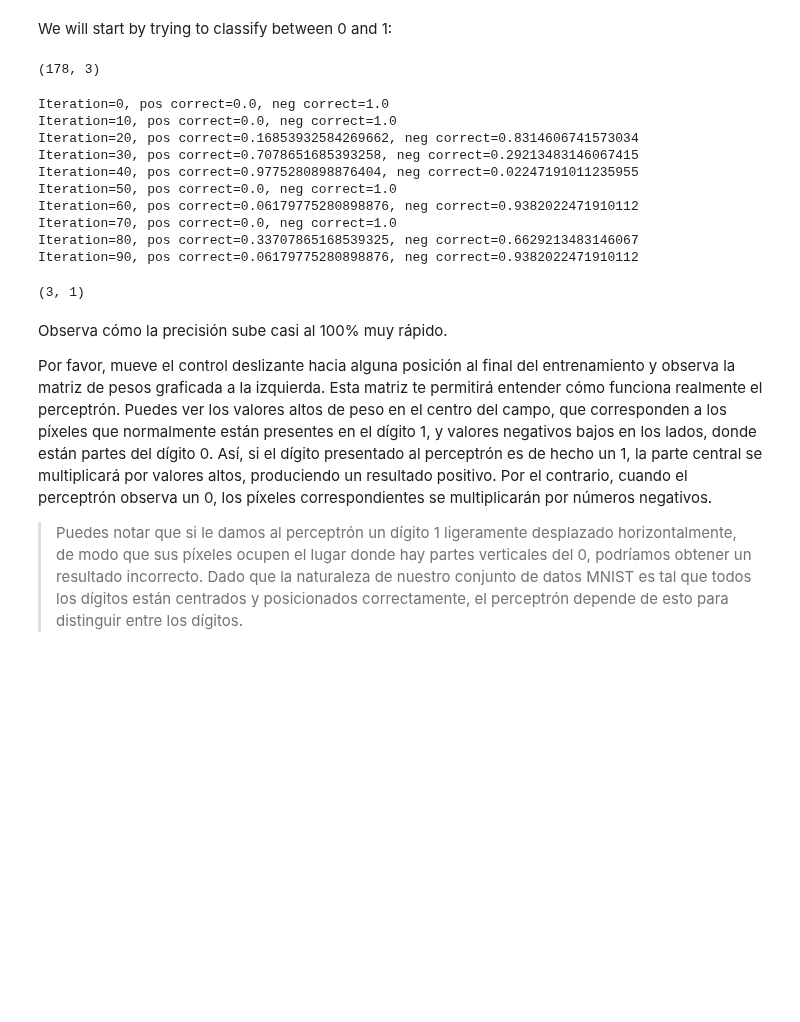
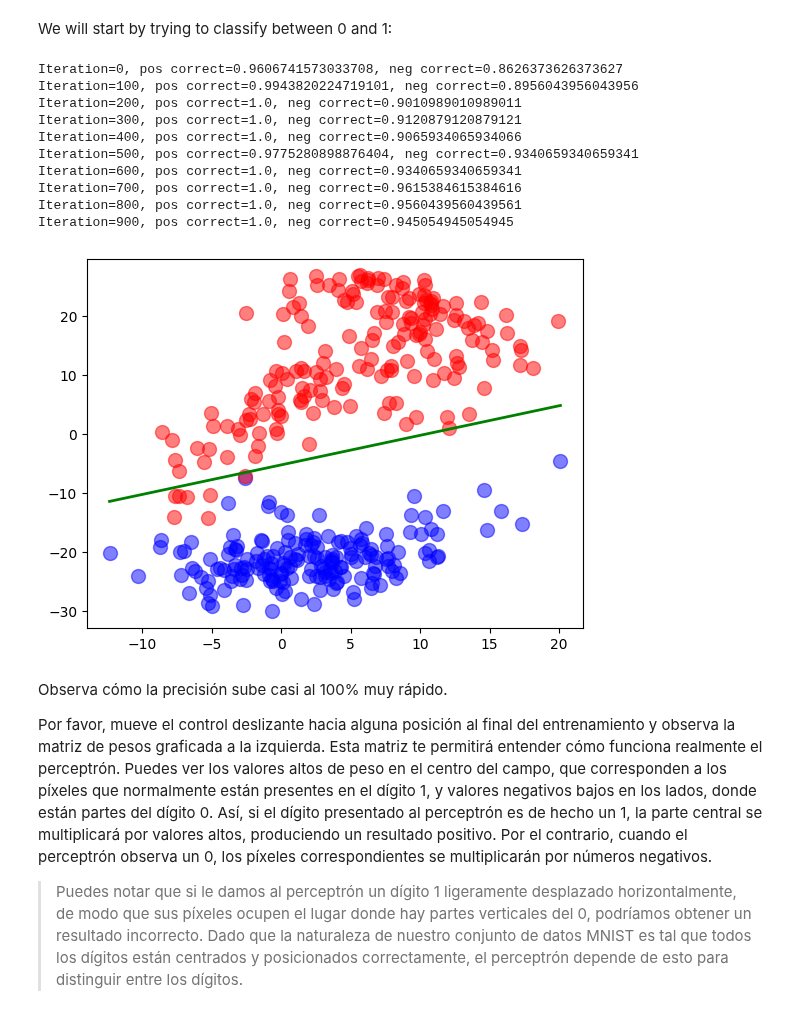
Before and after one commit to shernandez-ucm/AI-MDS, a Jupyter notebook: labs/1.1_Perceptron.ipynb, the cells around one changed output. Saved outputs shown, nothing was run; the diff lists cells and outputs as text; code cells hidden in the pictures; blank space fills up the shorter version.

```diff
--- a/labs/1.1_Perceptron.ipynb
+++ b/labs/1.1_Perceptron.ipynb
@@ -306,7 +311,7 @@ Comenzaremos intentando clasificar entre 0 y 1:
 # %%
 def set_mnist_pos_neg(positive_label, negative_label):
     positive_indices = (labels==positive_label)
-    negative_indices = (labels==positive_label)
+    negative_indices = (labels==negative_label)
     positive_images = data[positive_indices]
     negative_images = data[negative_indices]
     positive_images=np.c_[ positive_images, np.ones(positive_images.shape[0]) ]
@@ -315,28 +320,29 @@ def set_mnist_pos_neg(positive_label, negative_label):
 # %% [markdown]
 We will start by trying to classify between 0 and 1:
 # %%
-pos1,neg1 = set_mnist_pos_neg(0,3)
+pos1,neg1 = set_mnist_pos_neg(0,1)
-# %%
-pos1.shape
-# %% [output]
-(178, 3)
 # %%
-wts=train(pos1, neg1, num_iterations = 100)
+wts=train(pos1, neg1, num_iterations = 1000)
 # %% [output]
-Iteration=0, pos correct=0.0, neg correct=1.0
-Iteration=10, pos correct=0.0, neg correct=1.0
-Iteration=20, pos correct=0.16853932584269662, neg correct=0.8314606741573034
-Iteration=30, pos correct=0.7078651685393258, neg correct=0.29213483146067415
-Iteration=40, pos correct=0.9775280898876404, neg correct=0.02247191011235955
-Iteration=50, pos correct=0.0, neg correct=1.0
-Iteration=60, pos correct=0.06179775280898876, neg correct=0.9382022471910112
-Iteration=70, pos correct=0.0, neg correct=1.0
-Iteration=80, pos correct=0.33707865168539325, neg correct=0.6629213483146067
-Iteration=90, pos correct=0.06179775280898876, neg correct=0.9382022471910112
+Iteration=0, pos correct=0.9606741573033708, neg correct=0.8626373626373627
+Iteration=100, pos correct=0.9943820224719101, neg correct=0.8956043956043956
+Iteration=200, pos correct=1.0, neg correct=0.9010989010989011
+Iteration=300, pos correct=1.0, neg correct=0.9120879120879121
+Iteration=400, pos correct=1.0, neg correct=0.9065934065934066
+Iteration=500, pos correct=0.9775280898876404, neg correct=0.9340659340659341
+Iteration=600, pos correct=1.0, neg correct=0.9340659340659341
+Iteration=700, pos correct=1.0, neg correct=0.9615384615384616
+Iteration=800, pos correct=1.0, neg correct=0.9560439560439561
+Iteration=900, pos correct=1.0, neg correct=0.945054945054945
-# %%
-wts.shape
-# %% [output]
-(3, 1)
+# %%
+plt.scatter(pos1[:,0], pos1[:,1], marker='o', c='b', s=100, alpha = 0.5, label='0')
+plt.scatter(neg1[:,0], neg1[:,1], marker='o', c='r', s=100, alpha = 0.5, label='1')
+x=np.linspace(np.min(pos1[:,0]), np.max(pos1[:,0]), 100)
+y = -x*wts[1]/wts[0]+wts[2]/wts[0]
+plt.plot(x,y,'-g',linewidth=2)
+plt.show()
+# %% [output]
+[figure, added]
 # %% [markdown]
 Observa cómo la precisión sube casi al 100% muy rápido.
 
```
Also changed, not shown: parts of 12 cells of this notebook.
